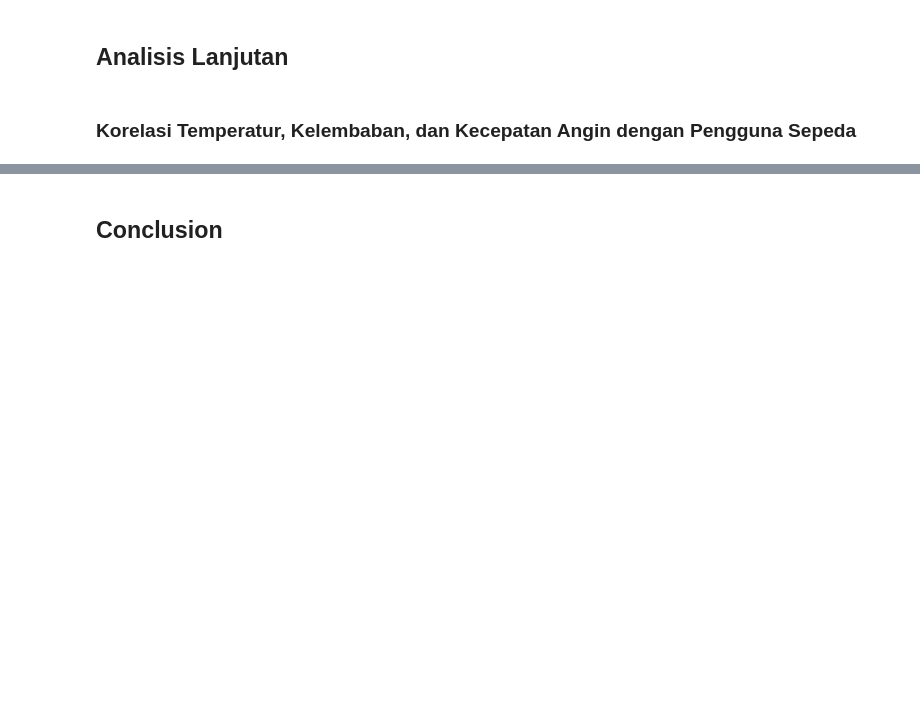
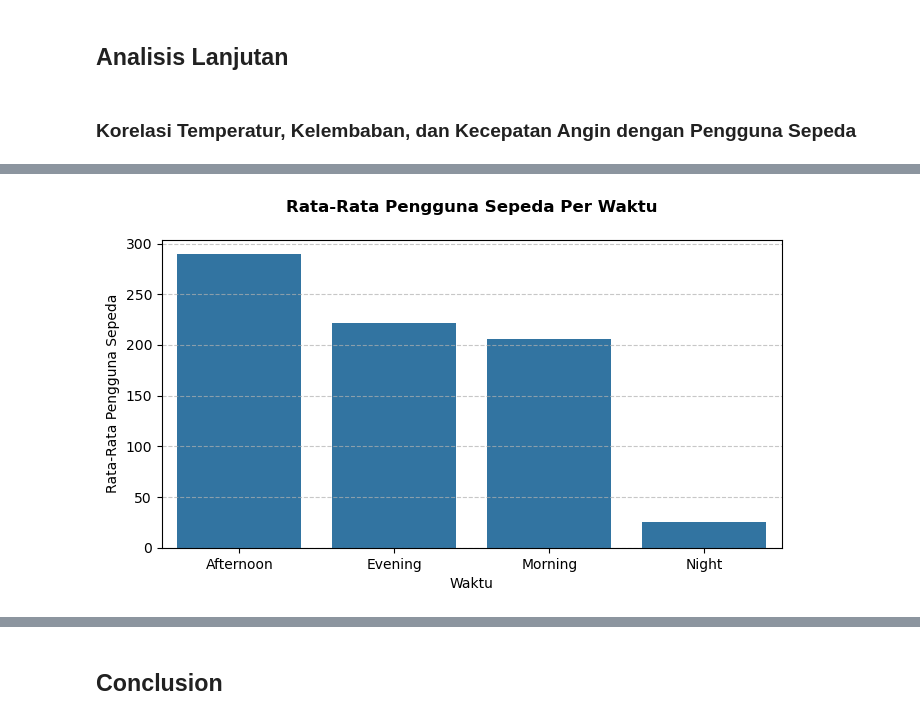
Before and after one commit to kev1nandreas/bike-sharing-data-analysis, a Jupyter notebook: notebook.ipynb, the cells around one changed output, grey strips where cells are left out. Saved outputs shown, nothing was run; the diff lists cells and outputs as text; code cells hidden in the pictures; blank space fills up the shorter version.

Commit message:
fix: EDA part and advanced analysis

```diff
--- a/notebook.ipynb
+++ b/notebook.ipynb
@@ -261,0 +290,7 @@ sns.heatmap(correlation, annot=True, cmap='coolwarm', fmt='.2f')
+# %%
+hour_df['time'] = hour_df['hr'].apply(lambda x: 'Morning' if 6 <= x < 12 else 'Afternoon' if 12 <= x < 18 else 'Evening' if 18 <= x < 24 else 'Night')
+part_of_time = hour_df.groupby('time').agg({
+    'cnt' : ['mean','sum']
+}).reset_index()
+
+part_of_time
@@ -261,0 +304,10 @@ sns.heatmap(correlation, annot=True, cmap='coolwarm', fmt='.2f')
+# %%
+plt.figure(figsize=(8, 4))
+sns.barplot(x='time', y=('cnt', 'mean'), data=part_of_time)
+plt.title('Rata-Rata Pengguna Sepeda Per Waktu', pad=20, weight='bold', size=12)
+plt.xlabel('Waktu')
+plt.ylabel('Rata-Rata Pengguna Sepeda')
+plt.grid(axis='y', linestyle='--', alpha=0.7)
+plt.show()
+# %% [output]
+[figure, added]
```
Also changed, not shown: parts of 16 cells of this notebook.
